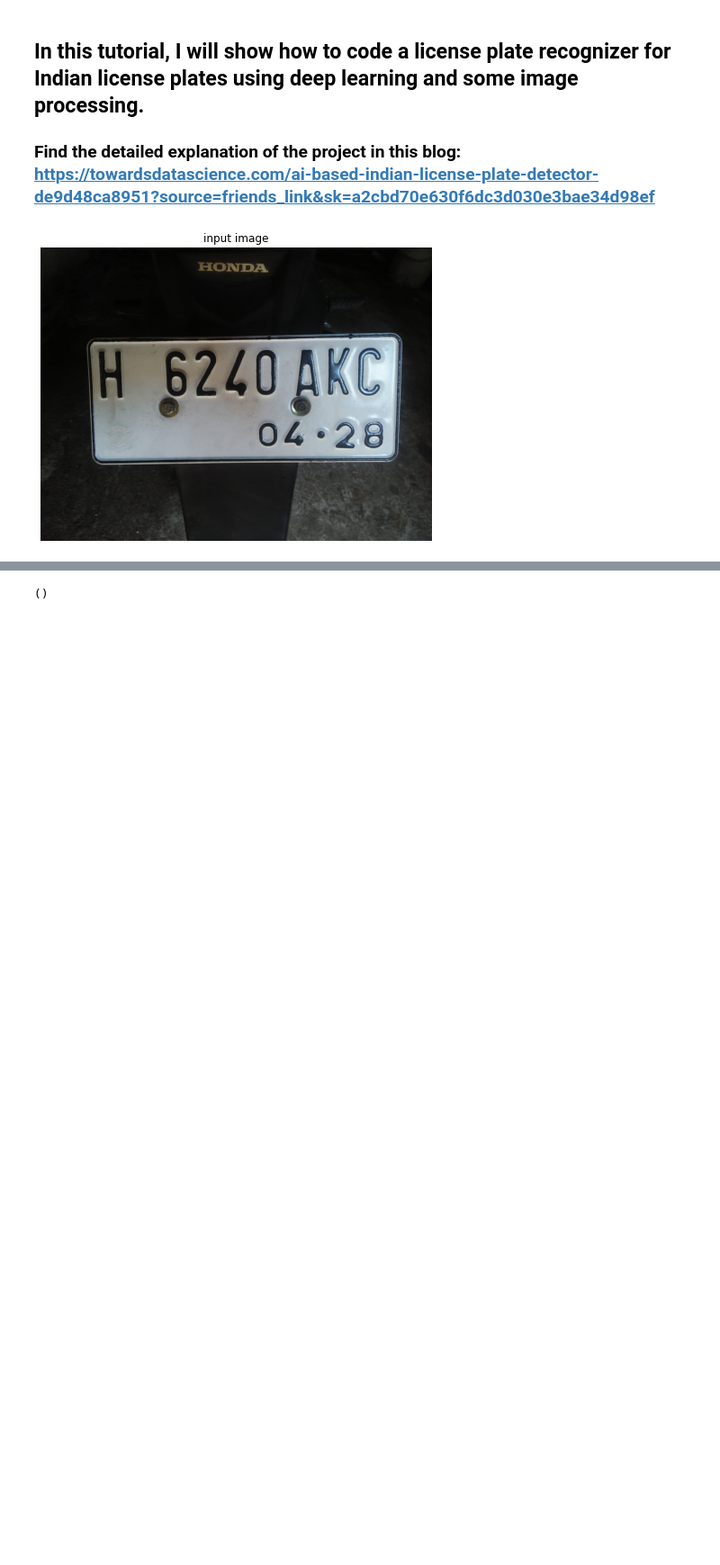
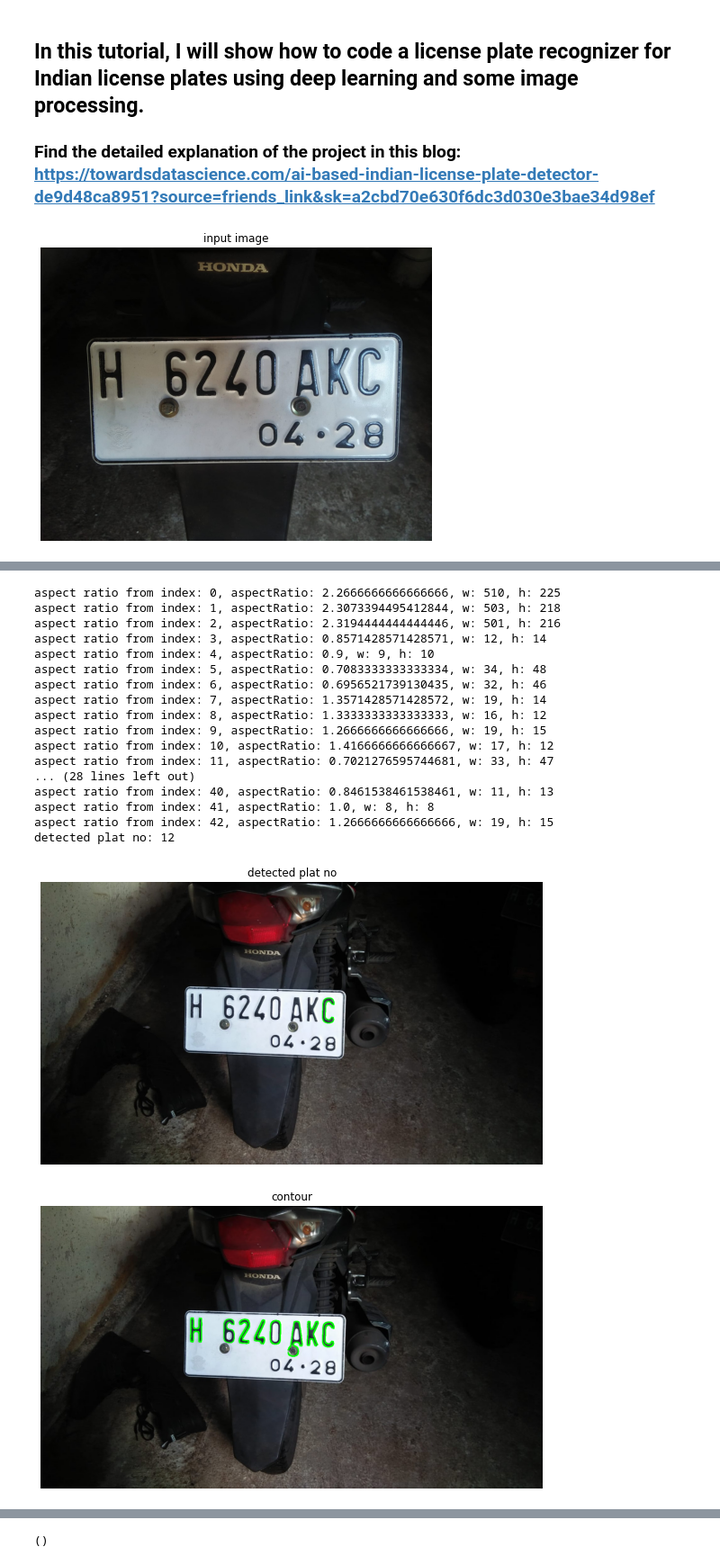
Before and after one commit to ahsanu123/ahsanu123, a Jupyter notebook: license-plate-recognition-using-cnn.ipynb, the cells around one changed output, grey strips where cells are left out. Shown at 90% size. Cells and saved outputs as stored; diff of their text form; code cells hidden in the pictures; blank space fills up the shorter version.

```diff
--- a/license-plate-recognition-using-cnn.ipynb
+++ b/license-plate-recognition-using-cnn.ipynb
@@ -146,0 +104,56 @@ error: OpenCV(4.3.0) /io/opencv/modules/imgproc/src/drawing.cpp:2469: error: (-2
+# %%
+# img = cv2.imread('/kaggle/input/haarcascadeplatenumber/H6240AKC.jpg')
+img = cv2.imread('/kaggle/input/haarcascadeplatenumber/H6240AKC2.jpg')
+
+grayimg = cv2.cvtColor(img, cv2.COLOR_BGR2GRAY)
+blured  = cv2.GaussianBlur(grayimg, (17,17), 0)
+edged   = cv2.Canny(blured, 10, 200)
+
+kernel = cv2.getStructuringElement(cv2.MORPH_RECT,(2,2))
+dilate = cv2.dilate(edged, kernel, iterations=1)
+
+contours, _ = cv2.findContours(dilate, cv2.RETR_TREE, cv2.CHAIN_APPROX_NONE)
+image_copy = img.copy()
+
+platno=[]
+index=0
+for contour in contours:
+    x,y,w,h = cv2.boundingRect(contour)
+    aspect_ratio = w/h
+    print(f'aspect ratio from index: {index}, aspectRatio: {aspect_ratio}, w: {w}, h: {h}')
+    if w > 30 and h>=75 and aspect_ratio <= 0.6 :
+        platno.append(index)
+        cv2.drawContours(image_copy, contours, index, (0, 255, 0), 2)
+    index += 1
+print(f'detected plat no: {len(platno)}')
+
+
+if len(platno) == 1 or len(platno)>=1:
+    indexplatno = platno[0]
+    detectedimg = img.copy()
+    cv2.drawContours(detectedimg, contours, indexplatno, (0, 255, 0), 2)
+
+display(detectedimg, "detected plat no")
+display(image_copy, "contour")
+display(edged, "edged")
+display(dilate, "dilated")
+# %% [output]
+aspect ratio from index: 0, aspectRatio: 2.2666666666666666, w: 510, h: 225
+aspect ratio from index: 1, aspectRatio: 2.3073394495412844, w: 503, h: 218
+aspect ratio from index: 2, aspectRatio: 2.3194444444444446, w: 501, h: 216
+aspect ratio from index: 3, aspectRatio: 0.8571428571428571, w: 12, h: 14
+aspect ratio from index: 4, aspectRatio: 0.9, w: 9, h: 10
+aspect ratio from index: 5, aspectRatio: 0.7083333333333334, w: 34, h: 48
+aspect ratio from index: 6, aspectRatio: 0.6956521739130435, w: 32, h: 46
+aspect ratio from index: 7, aspectRatio: 1.3571428571428572, w: 19, h: 14
+aspect ratio from index: 8, aspectRatio: 1.3333333333333333, w: 16, h: 12
+aspect ratio from index: 9, aspectRatio: 1.2666666666666666, w: 19, h: 15
+aspect ratio from index: 10, aspectRatio: 1.4166666666666667, w: 17, h: 12
+aspect ratio from index: 11, aspectRatio: 0.7021276595744681, w: 33, h: 47
+... (28 lines left out)
+aspect ratio from index: 40, aspectRatio: 0.8461538461538461, w: 11, h: 13
+aspect ratio from index: 41, aspectRatio: 1.0, w: 8, h: 8
+aspect ratio from index: 42, aspectRatio: 1.2666666666666666, w: 19, h: 15
+detected plat no: 12
+[figure, added]
+[figure, added]
```
Also changed, not shown: parts of 3 cells of this notebook.
